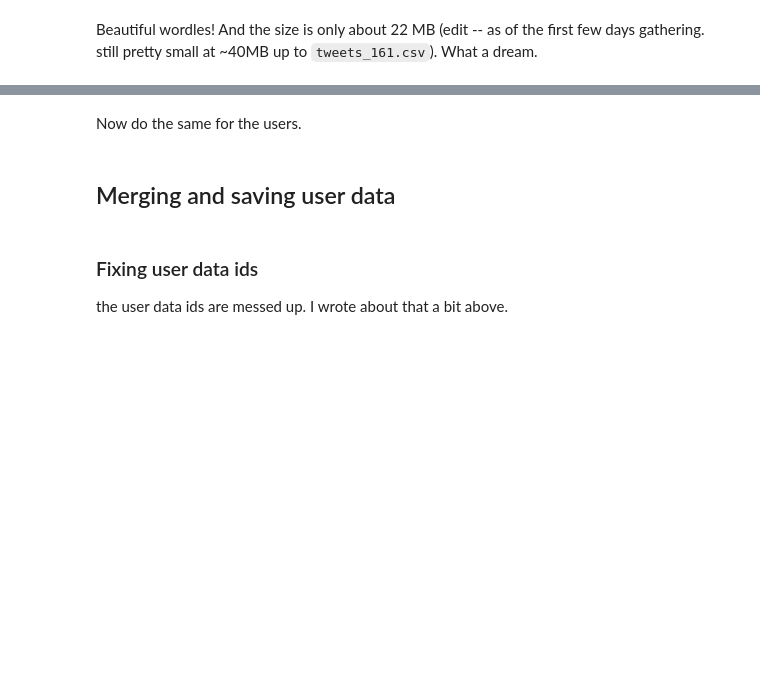
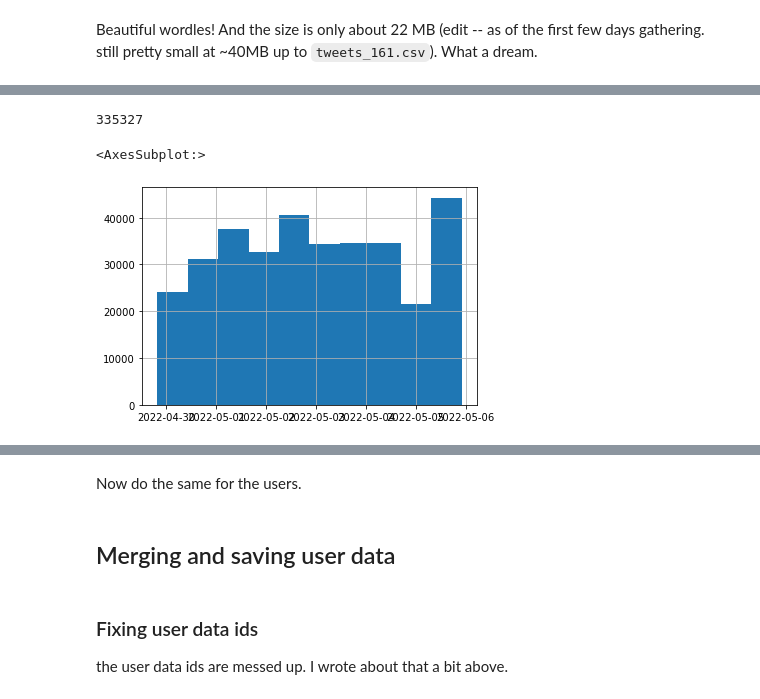
Before and after one commit to dtersegno/capstone, a Jupyter notebook: data_acquisition/3_data_cleanup.ipynb, the cells around one changed output, grey strips where cells are left out. Cells and saved outputs as stored; diff of their text form; code cells hidden in the pictures; blank space fills up the shorter version.

```diff
--- a/data_acquisition/3_data_cleanup.ipynb
+++ b/data_acquisition/3_data_cleanup.ipynb
@@ -239,0 +261,3 @@ Beautiful wordles! And the size is only about 22 MB (edit -- as of the first few
+# %%
+tweets_df = tweets_df[~tweets_df.index.duplicated(keep = 'first')]
+tweets_df.info()
@@ -239,0 +282,9 @@ Beautiful wordles! And the size is only about 22 MB (edit -- as of the first few
+# %%
+len(tweets_df)
+# %% [output]
+335327
+# %%
+tweets_df['created_at'].hist()
+# %% [output]
+<AxesSubplot:>
+[figure, added]
```
Also changed, not shown: parts of 18 cells of this notebook, 2 other files.
